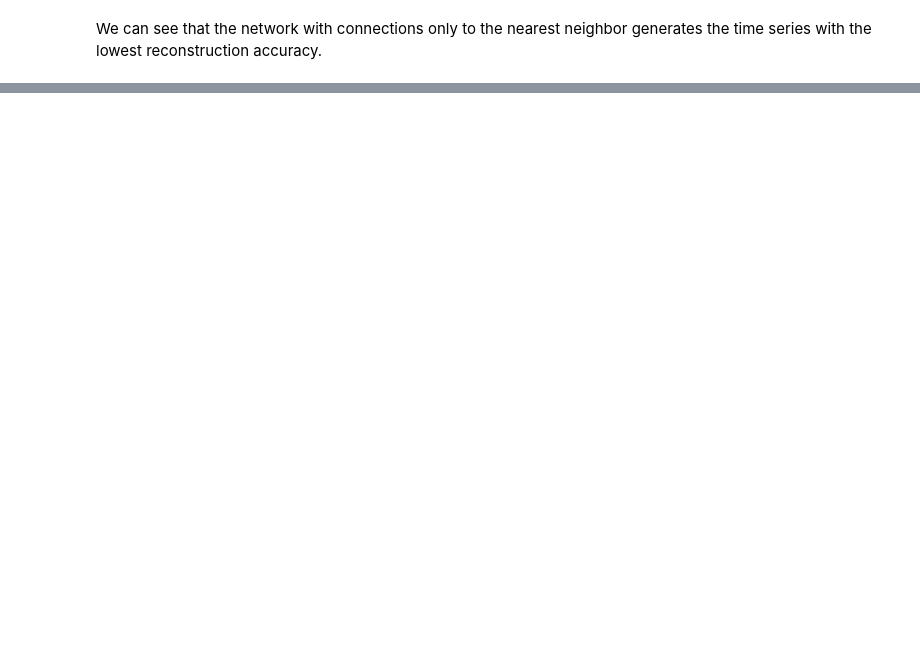
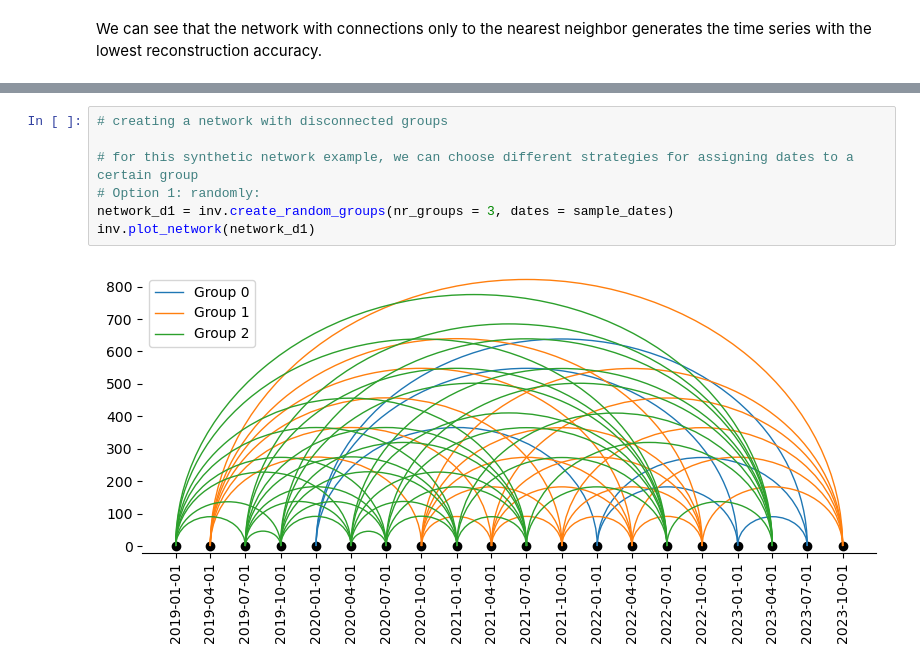
Before and after one commit to UP-RS-ESP/timeseries_inversion, a Jupyter notebook: timeseries_inversion_sparse_and_disconnected_networks.ipynb, the cells around one changed output, grey strips where cells are left out. Cells and saved outputs as stored; diff of their text form; blank space fills up the shorter version.

Commit message:
added network plotting function

```diff
--- a/timeseries_inversion_sparse_and_disconnected_networks.ipynb
+++ b/timeseries_inversion_sparse_and_disconnected_networks.ipynb
@@ -80,0 +83,9 @@ We can see that the network with connections only to the nearest neighbor genera
+# %%
+# creating a network with disconnected groups
+
+# for this synthetic network example, we can choose different strategies for assigning dates to a certain group
+# Option 1: randomly:
+network_d1 = inv.create_random_groups(nr_groups = 3, dates = sample_dates)
+inv.plot_network(network_d1)
+# %% [output]
+[figure, added]
```
Also changed, not shown: parts of 7 cells of this notebook, 2 other files.
